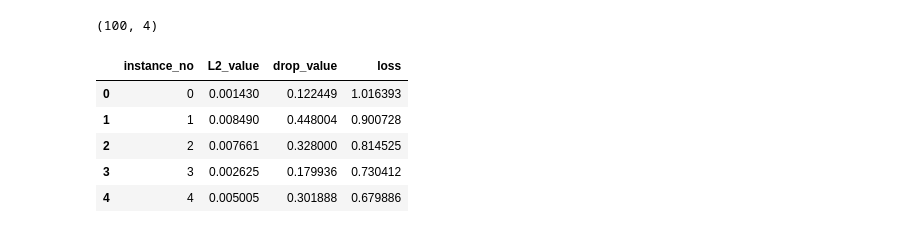
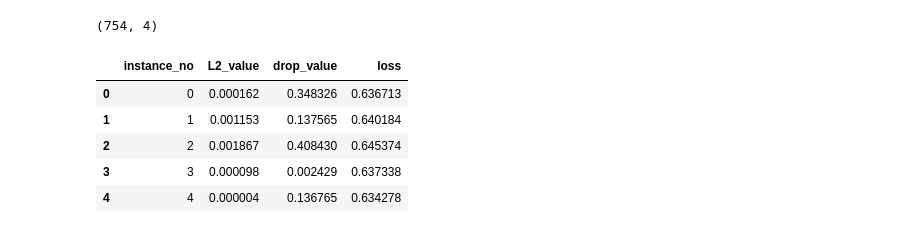
Before and after one commit to srp-group/hypothesis-testing, a Jupyter notebook: Viz2.ipynb, the cells around one changed output. Drawn from its saved outputs; the diff is of its cells as text; code cells hidden in the pictures.

```diff
--- a/Viz2.ipynb
+++ b/Viz2.ipynb
@@ -5,14 +5,14 @@ import numpy as np
 import pandas as pd
 from scipy.interpolate import griddata
 # %%
-df = pd.read_csv('ToyData3.csv')
+df = pd.read_csv('results.csv')
 print(df.shape)
 df.head()
 # %% [output]
-(100, 4)
+(754, 4)
 |  | instance_no | L2_value | drop_value | loss |
-| 0 | 0 | 0.001430 | 0.122449 | 1.016393 |
-| 1 | 1 | 0.008490 | 0.448004 | 0.900728 |
-| 2 | 2 | 0.007661 | 0.328000 | 0.814525 |
-| 3 | 3 | 0.002625 | 0.179936 | 0.730412 |
-| 4 | 4 | 0.005005 | 0.301888 | 0.679886 |
+| 0 | 0 | 0.000162 | 0.348326 | 0.636713 |
+| 1 | 1 | 0.001153 | 0.137565 | 0.640184 |
+| 2 | 2 | 0.001867 | 0.408430 | 0.645374 |
+| 3 | 3 | 0.000098 | 0.002429 | 0.637338 |
+| 4 | 4 | 0.000004 | 0.136765 | 0.634278 |
```
Also changed, not shown: parts of 5 cells of this notebook.
